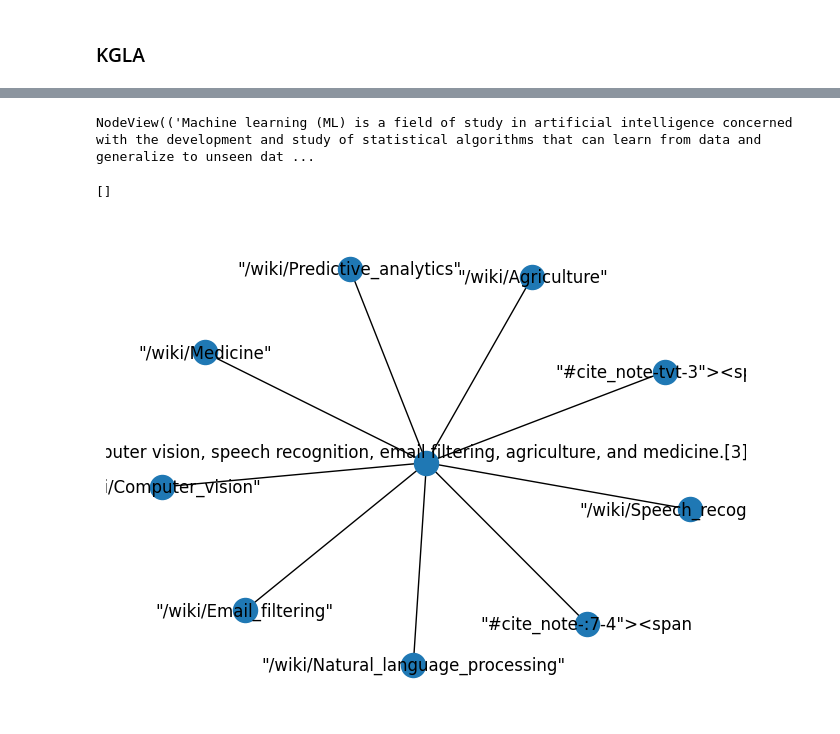
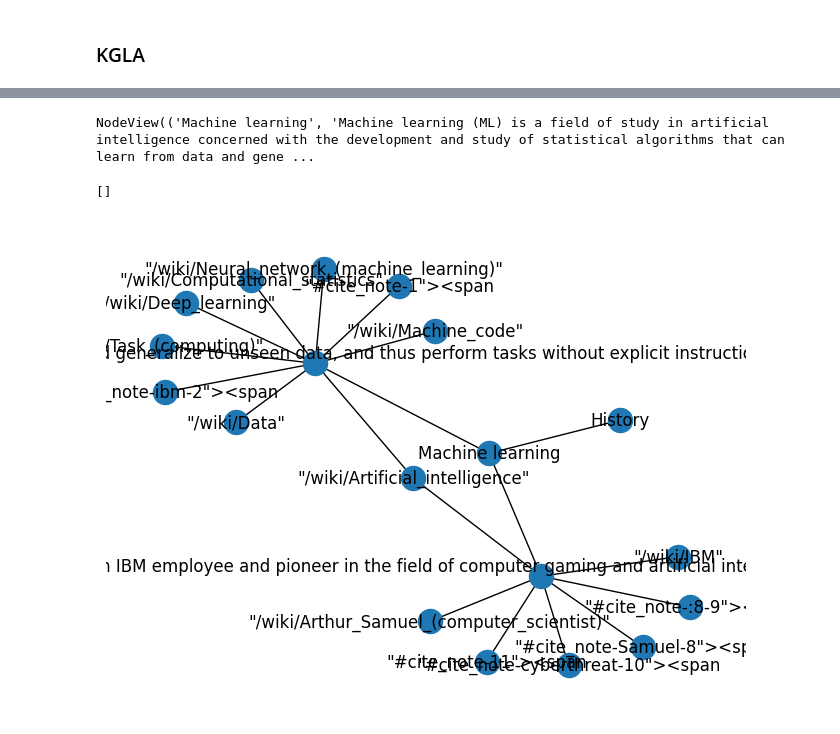
Before and after one commit to akshayparate123/SKY-Personal-AI, a Jupyter notebook: Training/ipynb/RAG.ipynb, the cells around one changed output, grey strips where cells are left out. Saved outputs shown, nothing was run; the diff lists cells and outputs as text; code cells hidden in the pictures.

```diff
--- a/Training/ipynb/RAG.ipynb
+++ b/Training/ipynb/RAG.ipynb
@@ -584,5 +584,4 @@ URL = "https://en.wikipedia.org/wiki/Machine_learning"
 r = requests.get(URL)
 soup = BeautifulSoup(r.content, 'html5lib')
 # %%
-header = soup.find('h1')
-header.text
+parent_node = soup.find('h1').text
@@ -638,9 +603,8 @@ def index_of_true(priority_tags):
             pass
     return key_true
 # %%
-def create_network_graph(key,value):
-    nxG = nx.Graph()
-    nxG.add_node(key)
+def create_network_graph(key,value,nxG,parent_key):
+    nxG.add_edge(parent_key,key)
     for v in value:
         nxG.add_edge(key, v)
     return nxG
@@ -664,10 +650,11 @@ def adjust_tags_based_on_priority(priority_tags,key_true,tag):
 # %%
 priority_tags = {"h1":False,"h2":False,"h3":False,"h4":False,"h5":False,"ul":False,"ol":False,"li":False,"strong":False,"p":False,"a":False}
 KGLA_struct = {}
-network_graphs = []
 links = []
 last_tag = ""
 temp_counter = 0
+nxG = nx.Graph()
+nxG.add_node(parent_node)
 for idx,tag in enumerate(imp_tags):
     key_true = index_of_true(priority_tags)
     if len(key_true) == 0 and tag.name in ["ul","li","ol"]: #If there is no heading, We will find the link and store them directly in a list for futher scraping
@@ -675,17 +662,15 @@ for idx,tag in enumerate(imp_tags):
     else:
         temp_counter = temp_counter+1
         # print(key_true)
-        # print(tag)
+        print(tag.name)
         if tag.name in key_true:
-            #Do nothing
             pass
         else:
-            priority_tags[tag.name] = not priority_tags[tag.name]
-            adjust_tags_based_on_priority(priority_tags,key_true,tag.name)
+            priority_tags = adjust_tags_based_on_priority(priority_tags,tag.name)
+            print(priority_tags)
             #Make the less priority elements false ana more priority elements true
-        KGLA_struct[tag.text] = find_nested_links(tag)
-        nxG = create_network_graph(tag.text,KGLA_struct[tag.text])
-        network_graphs.append(nxG)
-        if temp_counter == 4:
+            KGLA_struct[tag.text] = find_nested_links(tag)
+            nxG = create_network_graph(tag.text,KGLA_struct[tag.text],nxG,parent_node)
+        if temp_counter == 6:
             break
 # %% [output]
@@ -722,13 +689,13 @@ KGLA_struct
-# %%
-network_graphs[0].nodes
-# %% [output]
-NodeView(('Machine learning (ML) is a field of study in artificial intelligence concerned with the development and study of statistical algorithms that can learn from data and generalize to unseen dat ...
+# %%
+nxG.nodes
+# %% [output]
+NodeView(('Machine learning', 'Machine learning (ML) is a field of study in artificial intelligence concerned with the development and study of statistical algorithms that can learn from data and gene ...
 # %%
 #Draw the graph
-nx.draw(network_graphs[1], with_labels=True)
+nx.draw(nxG, with_labels=True)
 
 #Show the graph
 plt.plot()
 # %% [output]
 []
-[figure, old version]
+[figure, new version]
```
Also changed, not shown: parts of 11 cells of this notebook.
